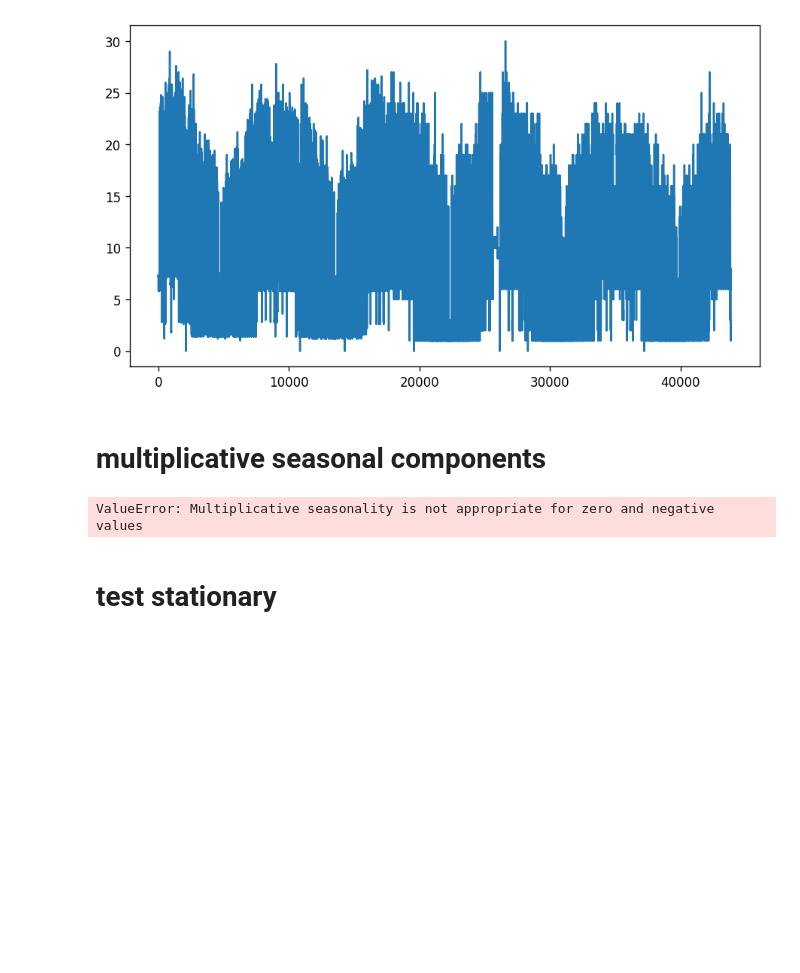
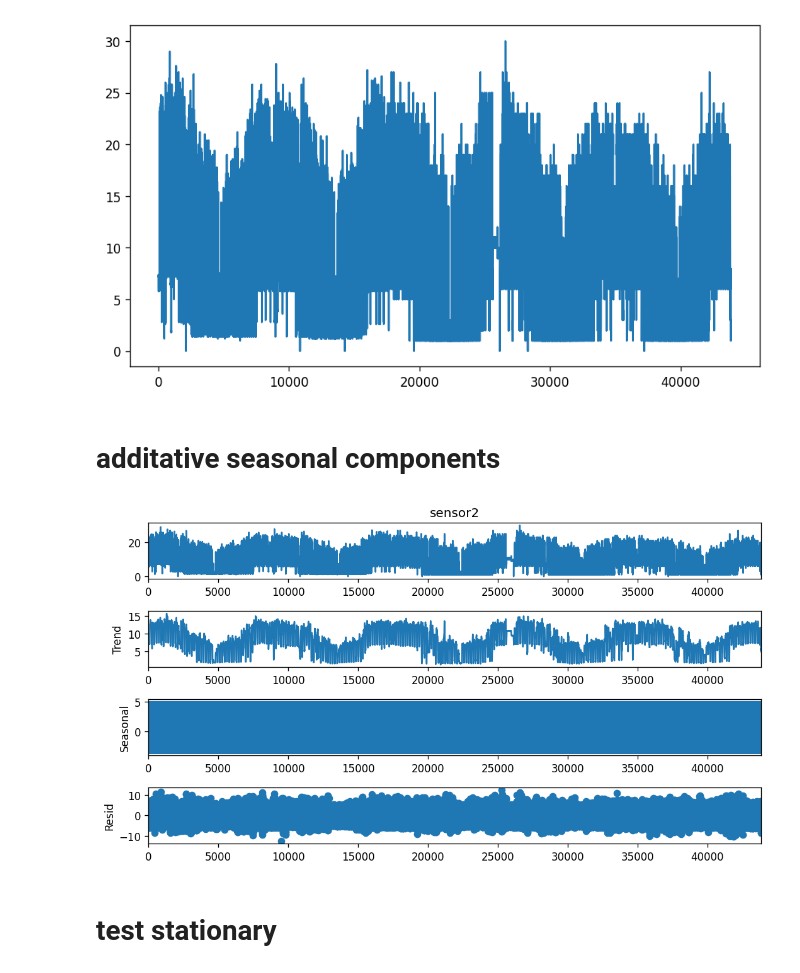
Before and after one commit to dagokl/trdk02_energy_consumption, a Jupyter notebook: models/resources/Time series methods.ipynb, the cells around one changed output. Drawn from its saved outputs; the diff is of its cells as text; code cells hidden in the pictures; blank space fills up the shorter version.

```diff
--- a/models/resources/Time series methods.ipynb
+++ b/models/resources/Time series methods.ipynb
@@ -18,7 +14,7 @@ import pmdarima as pm
 # %% [markdown]
 # load data
 # %%
-df = pd.read_excel("../../EsaveExportBig.xls")
+df = pd.read_excel("data/EsaveExport_Trondheim Kommune_Trondheim_10121314.xls")
 df.rename(columns={df.columns[0]: "datetime"}, inplace=True)
 df.rename(columns={df.columns[1]: "sensor1"}, inplace=True)
 df.rename(columns={df.columns[2]: "sensor2"}, inplace=True)
@@ -33,13 +29,13 @@ plt.show()
 # %% [output]
 [figure]
 # %% [markdown]
-# multiplicative seasonal components
+# additative seasonal components
 # %%
-result_mul = seasonal_decompose(df["sensor2"], model='multiplicative', extrapolate_trend='freq', period=24)
+result_mul = seasonal_decompose(df["sensor2"], model='additative', extrapolate_trend='freq', period=24)
 result_mul.plot()
 plt.show()
 # %% [output]
-ValueError: Multiplicative seasonality is not appropriate for zero and negative values
+[figure, added]
 # %% [markdown]
 # test stationary
 # %%
```
Also changed, not shown: parts of 13 cells of this notebook, 2 other files.
